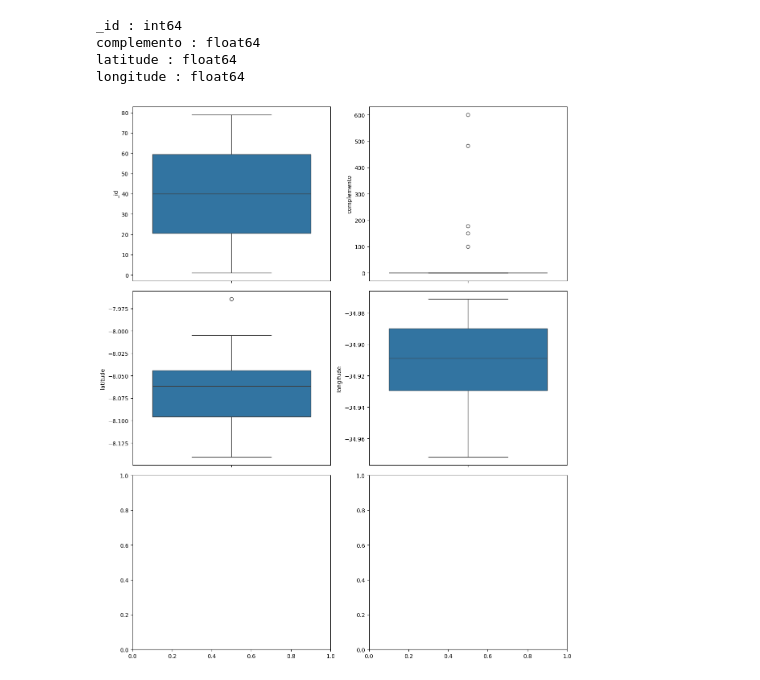
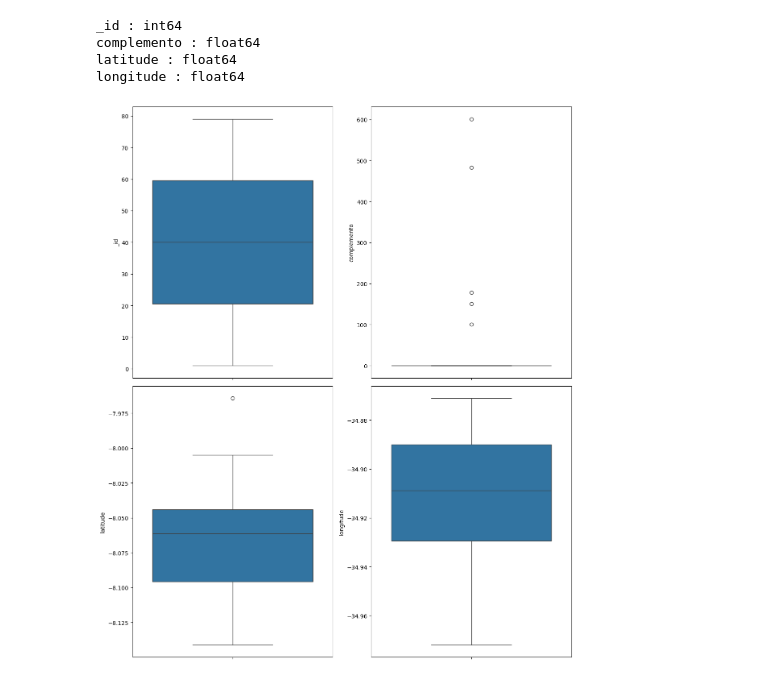
Before and after one commit to Daniel-Tavares-de-Lima/Conjunto-de-Dados-de-Transa-es-Imobili-rias-com-Informa-es-sobre-ITBI, a Jupyter notebook: código/analise.ipynb, the cells around one changed output. Cells and saved outputs as stored; diff of their text form; code cells hidden in the pictures.

Commit message:
Tratamento dos dados

```diff
--- a/código/analise.ipynb
+++ b/código/analise.ipynb
@@ -188,22 +188,32 @@ longitude : float64
 # %%
 # Para cada variavel que for passando no for, vai montando um grafo
 plt.rcParams["figure.figsize"] = [12.00, 14.00]
 plt.rcParams["figure.autolayout"] = True
 
 #Aqui definimos em quantas linhas e colunas queremos exibir os gráficos
-f, axes = plt.subplots(3,2) #3 linhas e 2 colunas
+f, axes = plt.subplots(2,2) #2 linhas e 2 colunas PELO FATO DE HAVER 4 AMOSTRAS
 
 linha = 0
 coluna = 0
 
 
 for i in numeros:
     sns.boxplot(data = df, y = i, ax = axes[linha][coluna])
     coluna += 1
     if coluna == 2:
         linha += 1
         coluna = 0
 
 plt.show()
+
+
+
+# Boxplots
+# Boxplot é utilizado para avaliar e comparar o formato, tendência central e variabilidade de distribuições de amostra,
+# e para procurar por outliers. Por padrão, um boxplot demonstra a mediana, os quartis,
+# o intervalo interquartil(IQR) e outliers para cada variável.
+
+# Outlier são valores que estão bem discrepantes dentro do conjunto de dados, podem ser para mais ou para menos.
+# Observe nos DOIS ULTIMOS boxplot que há os pontinhos acima das linhas. Esses valores são outliers
 # %% [output]
-[figure, old version]
+[figure, new version]
```
Also changed, not shown: parts of 3 cells of this notebook.
